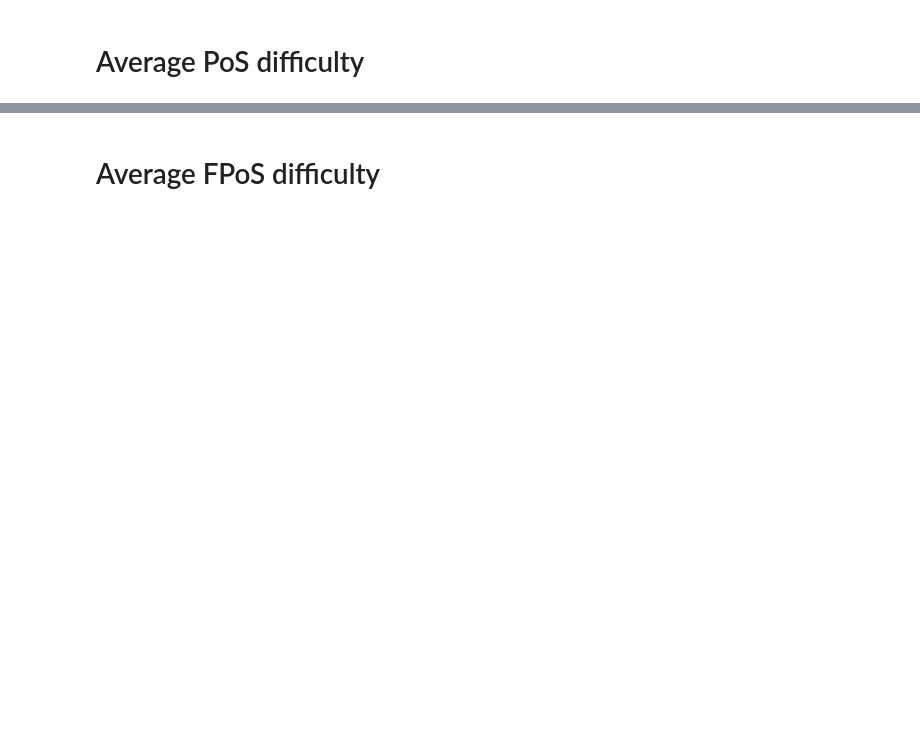
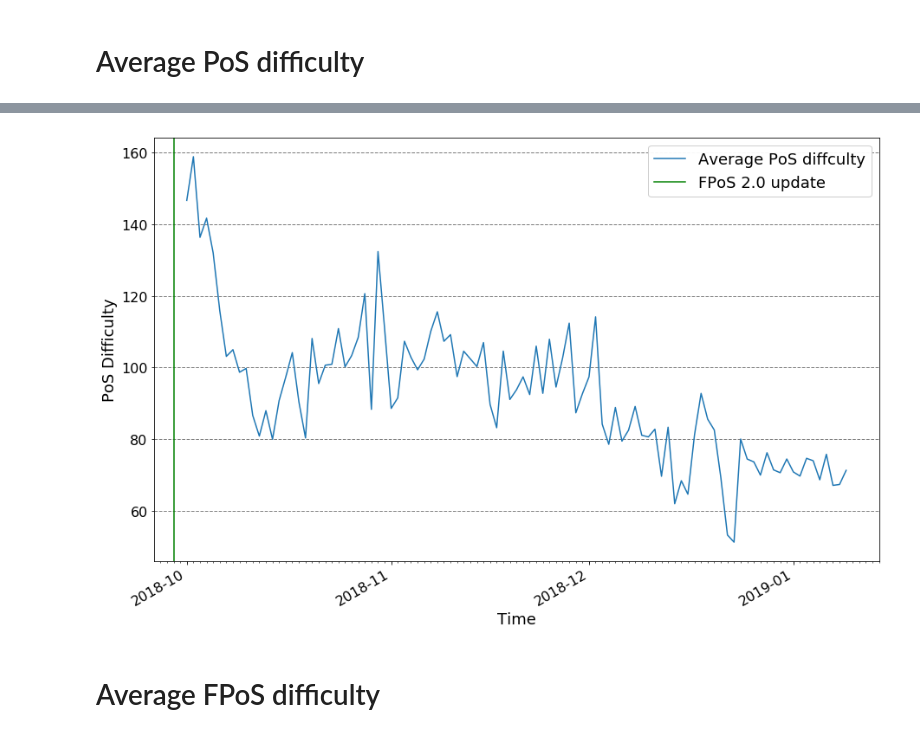
Before and after one commit to Astrych/pink-stats, a Jupyter notebook: Pinkcoin_difficulty_statistics.ipynb, the cells around one changed output, grey strips where cells are left out. Cells and saved outputs as stored; diff of their text form; code cells hidden in the pictures; blank space fills up the shorter version.

```diff
--- a/Pinkcoin_difficulty_statistics.ipynb
+++ b/Pinkcoin_difficulty_statistics.ipynb
@@ -10,3 +12,6 @@ data = pd.read_csv("csvs/day.csv", parse_dates=["time"])
+# %%
+FPoS20_start_date = "2018-10-01 00:00:00"
+fpos20_data = data.truncate(before=pd.Timestamp(FPoS20_start_date))
 # %% [markdown]
 # Average PoW difficulty
 # %%
@@ -62,3 +67,33 @@ plt.legend(loc="upper left", framealpha=0.95, prop={"size": 18});
+# %%
+fpos20_data.plot(
+    y="avg_pos_difficulty",
+    figsize=(15, 10),
+    label="Average PoS diffculty"
+)
+
+ax = plt.gca()
+
+months = mdates.MonthLocator()  # every month
+days = mdates.DayLocator()      # every day
+monthsFmt = mdates.DateFormatter('%Y-%m')
+
+ax.xaxis.set_major_locator(months)
+ax.xaxis.set_major_formatter(monthsFmt)
+ax.xaxis.set_minor_locator(days)
+
+ax.tick_params(axis="both", which="major", labelsize=24)
+ax.tick_params(axis="both", which="major", labelsize=16)
+
+ax.yaxis.grid(which="major", color="grey", linestyle="--", linewidth=1)
+
+plt.xlabel("Time", fontsize=18)
+plt.ylabel('PoS Difficulty', fontsize=18)
+
+plt.axvline(x=datetime(2018, 9, 29), ymin=0, ymax=2, color="green", label="FPoS 2.0 update")
+
+plt.legend(loc="upper right", framealpha=0.95, prop={"size": 18});
+# %% [output]
+[figure, added]
 # %% [markdown]
 # Average FPoS difficulty
 # %%
```
Also changed, not shown: parts of 8 cells of this notebook, 47 other files.
